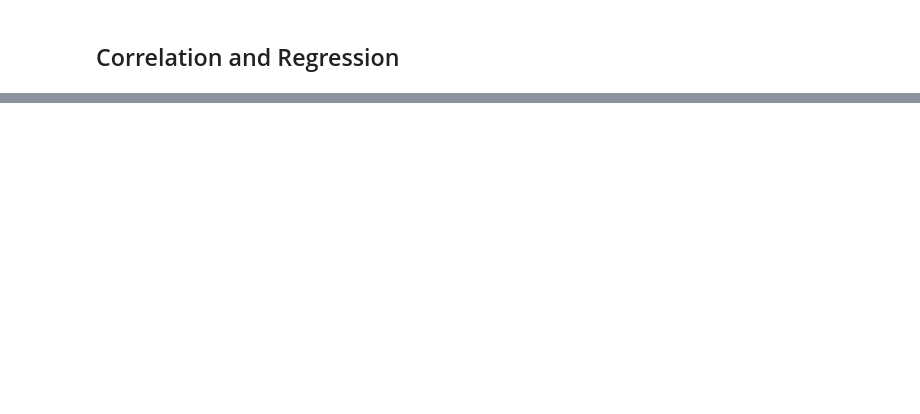
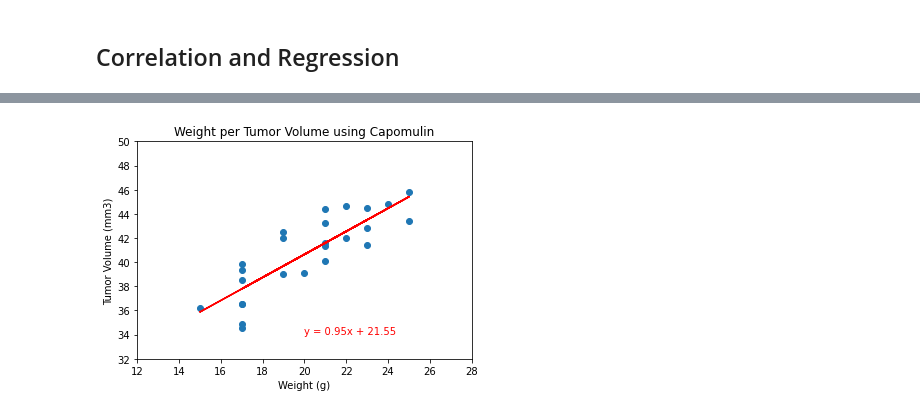
Before and after one commit to joekimga/matplotlib-challenge, a Jupyter notebook: Pymaceuticals/pymaceuticals_starter - QOB_redo.ipynb, the cells around one changed output, grey strips where cells are left out. Cells and saved outputs as stored; diff of their text form; code cells hidden in the pictures; blank space fills up the shorter version.

```diff
--- a/Pymaceuticals/pymaceuticals_starter - QOB_redo.ipynb
+++ b/Pymaceuticals/pymaceuticals_starter - QOB_redo.ipynb
@@ -422,0 +435,19 @@ plt.show()
+# %%
+x_values = clean_df["Weight (g)"]
+y_values = clean_df["Tumor Volume (mm3)"]
+
+(slope, intercept, rvalue, pvalue, stderr) = linregress(x_axis, y_axis)
+regress_values = x_axis * slope + intercept
+line_eq = "y = " + str(round(slope,2)) + "x + " + str(round(intercept,2))
+plt.title("Weight per Tumor Volume using Capomulin")
+
+plt.annotate(line_eq,(20,34),fontsize=10,color="red")
+plt.xlabel("Weight (g)")
+plt.ylabel("Tumor Volume (mm3)")
+plt.scatter(x_axis,y_axis)
+plt.plot(x_axis,regress_values,"r-")
+plt.ylim(32,50)
+plt.xlim(12,28)
+plt.show()
+# %% [output]
+[figure, added]
```
Also changed, not shown: parts of 4 cells of this notebook.
